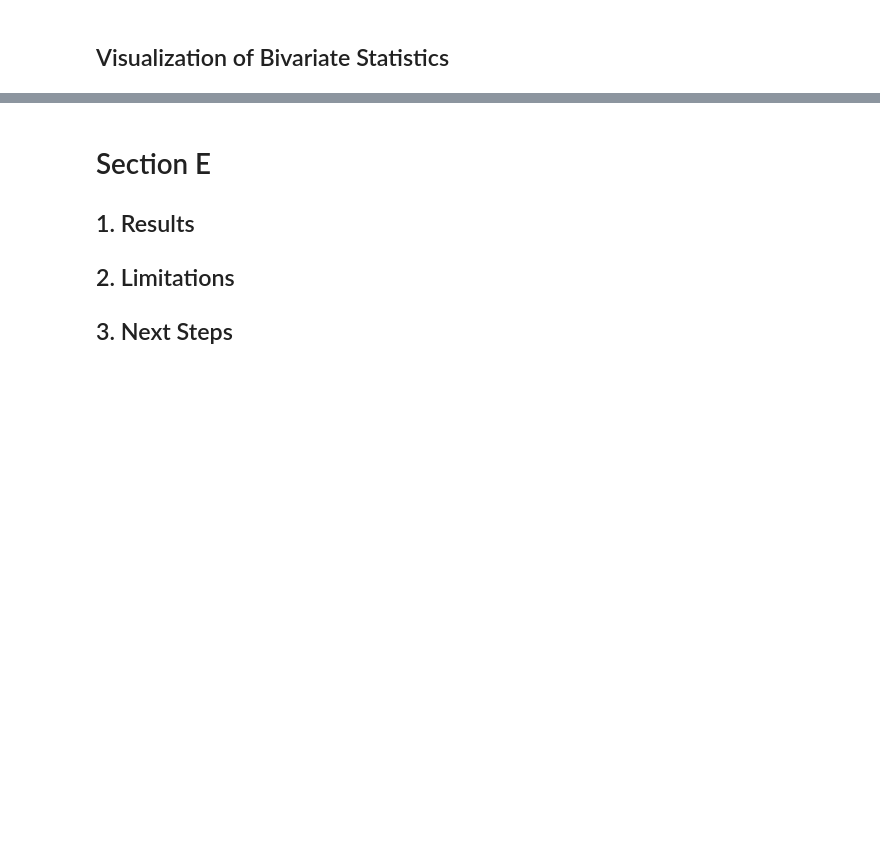
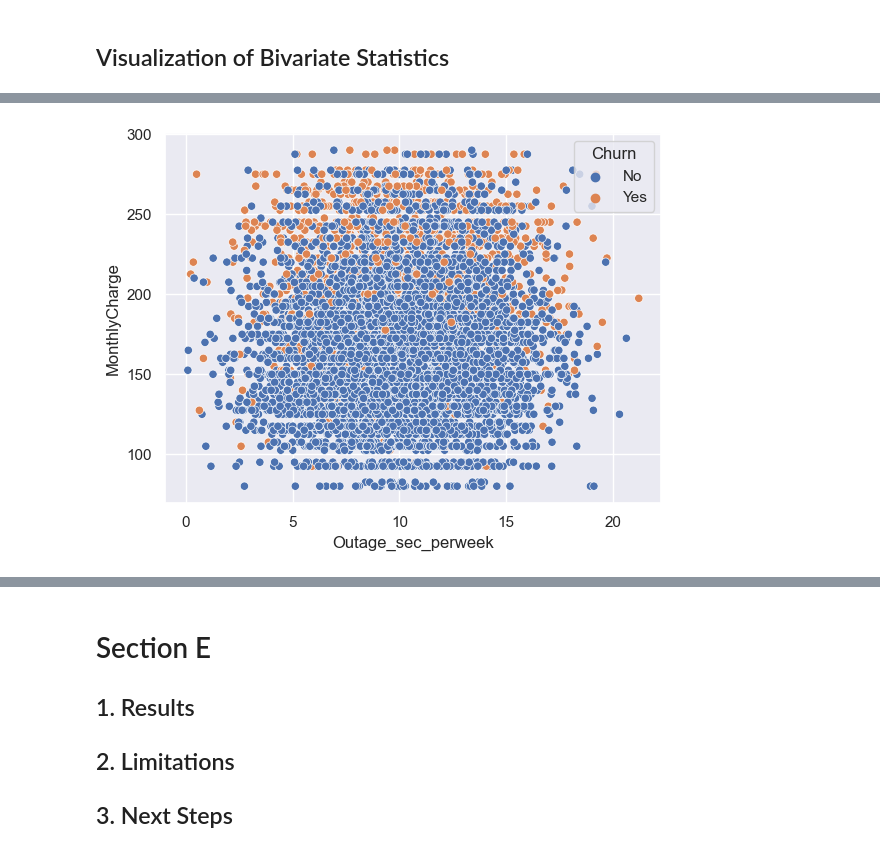
Before and after one commit to sjo1403/churn_EDA, a Jupyter notebook: D207 EDA.ipynb, the cells around one changed output, grey strips where cells are left out. Cells and saved outputs as stored; diff of their text form; code cells hidden in the pictures; blank space fills up the shorter version.

```diff
--- a/D207 EDA.ipynb
+++ b/D207 EDA.ipynb
@@ -100,0 +109,6 @@ plt.show()
+# %%
+# Draw a scatterplot of Outage_sec_perweek against MonthlyCharge, grouped by customer Churn
+sns.scatterplot(data=df, x='Outage_sec_perweek', y='MonthlyCharge', hue='Churn')
+plt.show()
+# %% [output]
+[figure, added]
```
Also changed, not shown: parts of 12 cells of this notebook.
